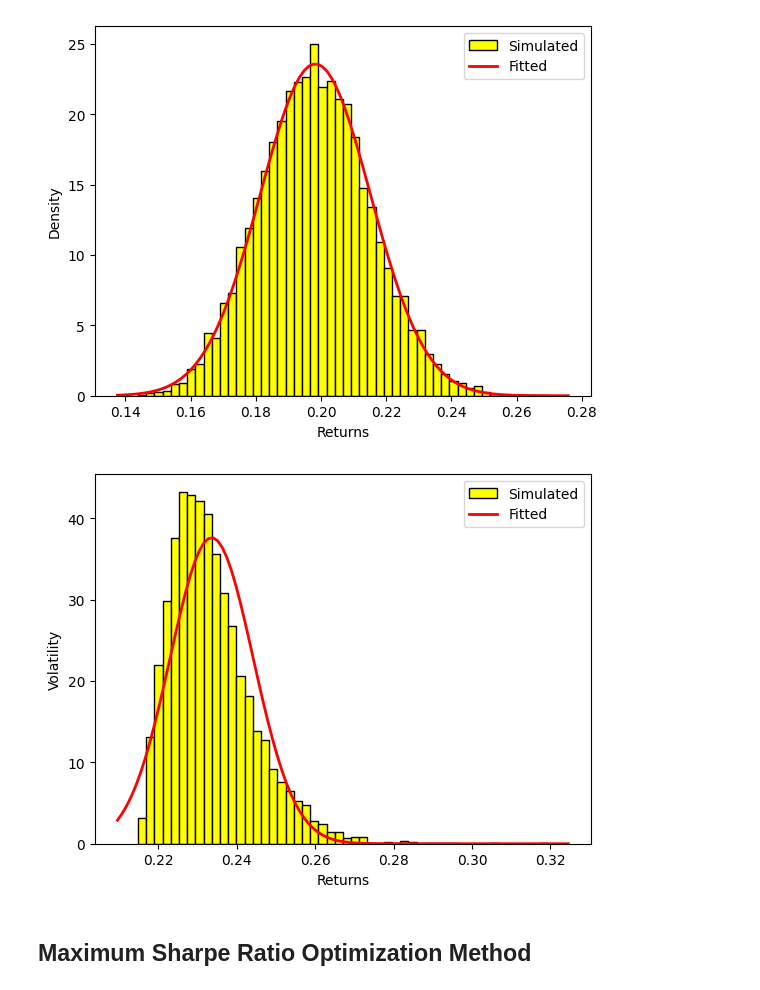
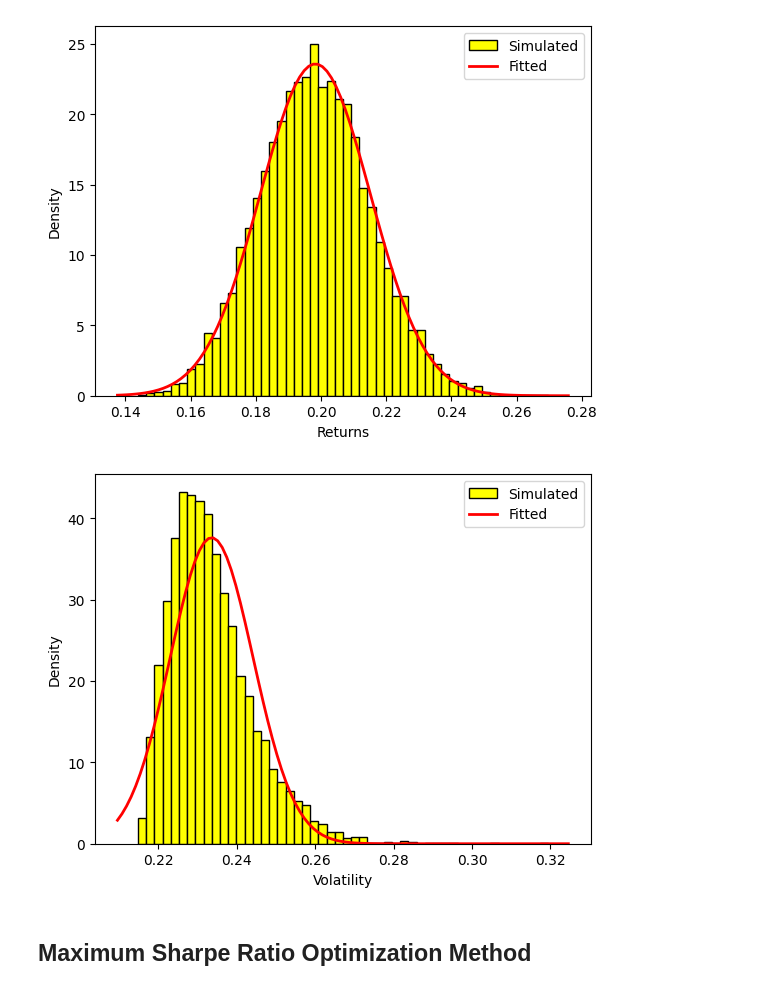
Before and after one commit to suti333/Monte-Carlo-Simulation, a Jupyter notebook: MCS.ipynb, the cells around one changed output. Cells and saved outputs as stored; diff of their text form; code cells hidden in the pictures.

```diff
--- a/MCS.ipynb
+++ b/MCS.ipynb
@@ -460,19 +460,19 @@ plt.show()
 # %%
 # Creating a histogram and fitting a probability density function to the volatilities array
 plt.hist(vol_arr, bins=50, density=True, color='yellow', edgecolor='black', label='Simulated')
 
 xmin, xmax = plt.xlim()
 mu, std = norm.fit(vol_arr)
 x = np.linspace(xmin, xmax, 100)
 dist = norm.pdf(x, mu, std)
 
 plt.plot(x, dist, color='red', linewidth=2, label='Fitted')
-plt.xlabel('Returns')
-plt.ylabel('Volatility')
+plt.xlabel('Volatility')
+plt.ylabel('Density')
 plt.legend()
 plt.show()
 # %% [output]
-[figure, old version]
+[figure, new version]
 # %% [markdown]
 ## Maximum Sharpe Ratio Optimization Method
 # %%
```
